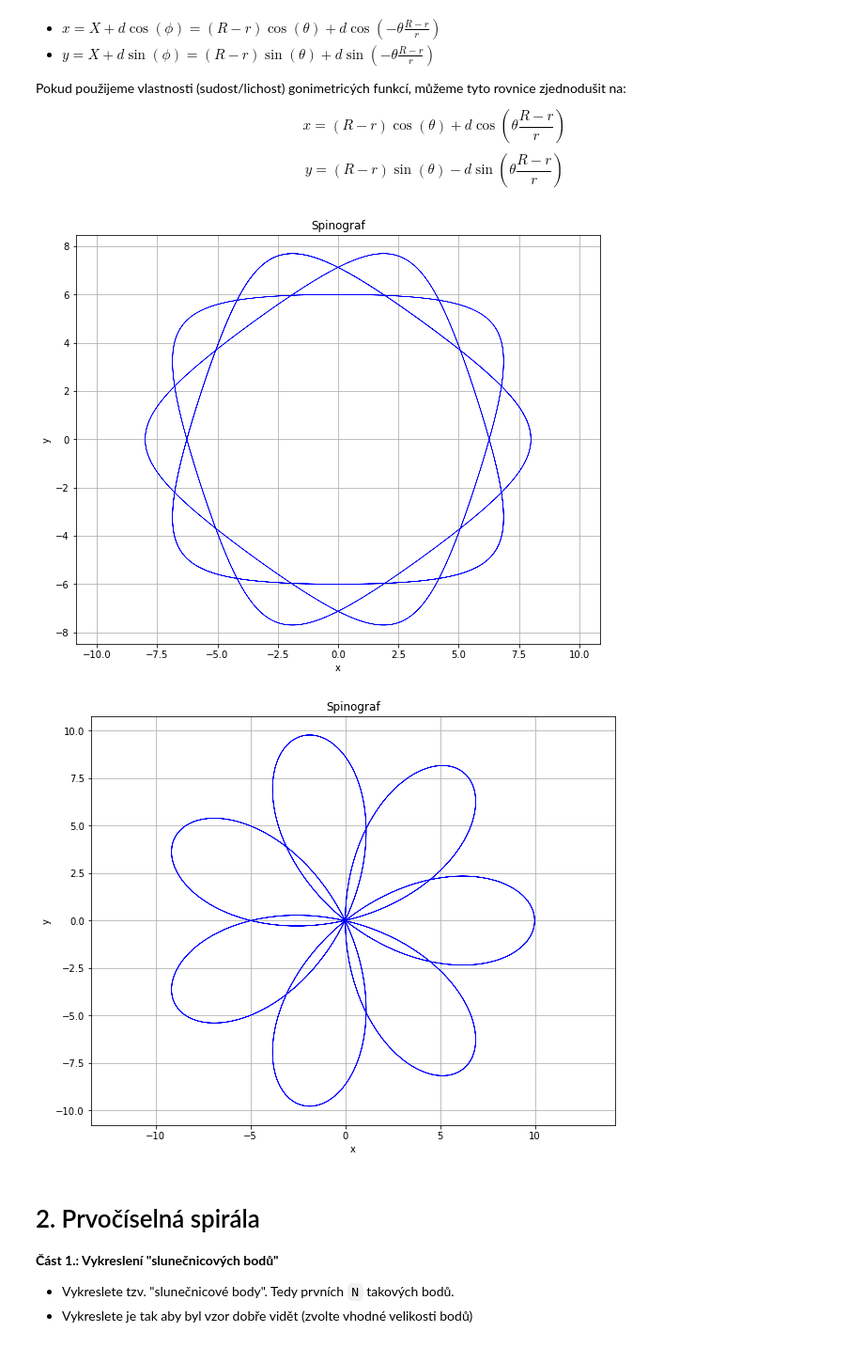
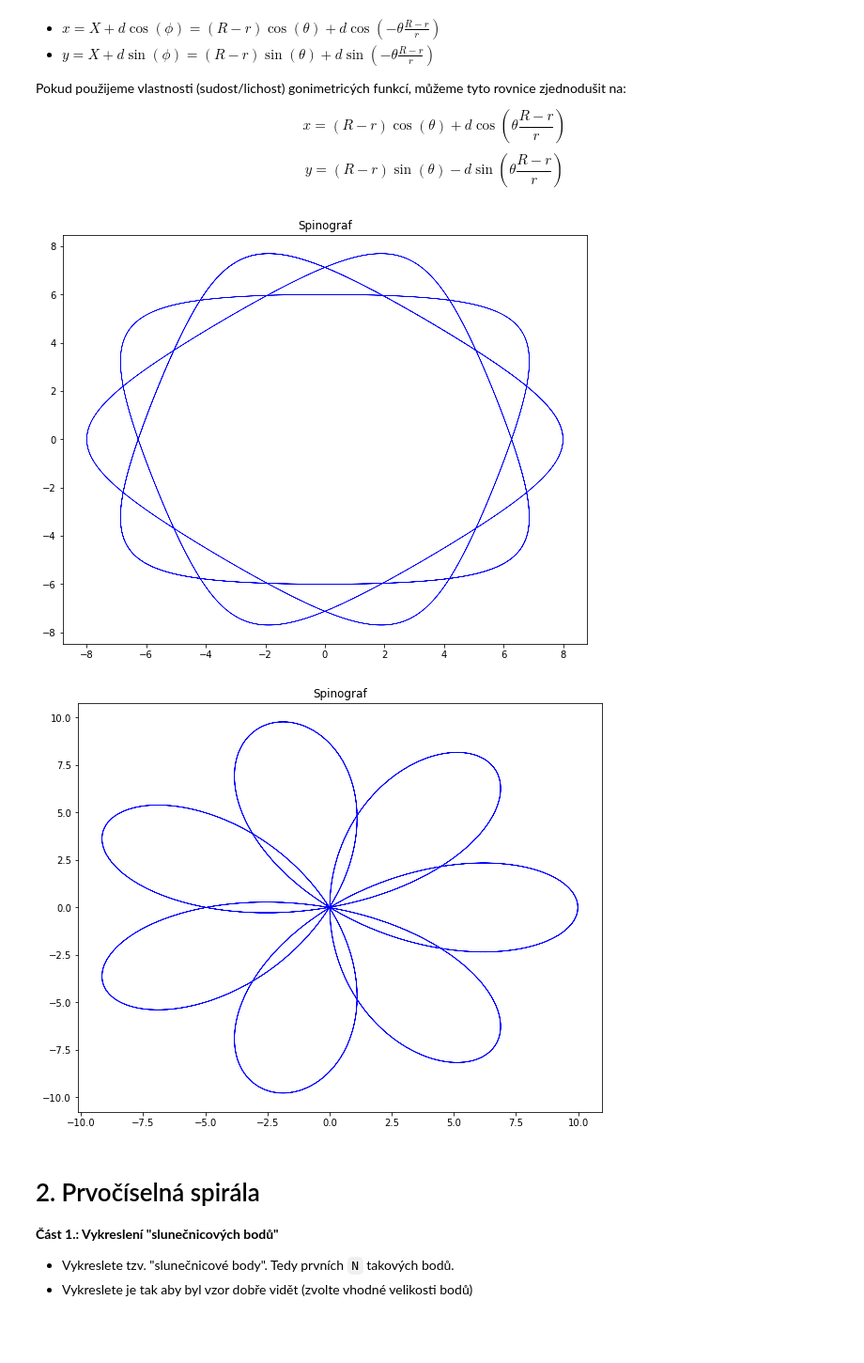
Before and after one commit to NIE0087/vvp-DU, a Jupyter notebook: DU4.ipynb, the cells around one changed output. Shown: that part at 94% size. Saved outputs shown, nothing was run; the diff lists cells and outputs as text; code cells hidden in the pictures.

```diff
--- a/DU4.ipynb
+++ b/DU4.ipynb
@@ -57,34 +57,30 @@ $$ y = (R - r) \sin(\theta) - d \sin(\theta \frac{R-r}{r})$$
 # %%
 #TODO
 import matplotlib.pyplot as plt
 import numpy as np
 import math
 
 def DrawSpinograph(R,r,d):
 
     theta = np.linspace(0, 20*np.pi, 1000)
 
     X = (R - r) * np.cos(theta)
     Y = (R - r) * np.sin(theta)
 
     phi = -theta * (R - r) / r
 
     y = (R - r)*np.sin(theta) - d*np.sin(theta*(R - r)/r)
     x = (R - r)*np.cos(theta) + d*np.cos(theta*(R - r)/r)
 
     plt.figure(figsize=(10, 8))
     plt.plot(x, y, color='blue', linewidth=0.5)
     plt.title('Spinograf')
-    plt.xlabel('x')
-    plt.ylabel('y')
-    plt.axis('equal')
-    plt.grid(True)
     plt.show()
 DrawSpinograph(10,3,1)
 DrawSpinograph(7,2,5)
 # %% [output]
-[figure, old version]
+[figure, new version]
-[figure, old version]
+[figure, new version]
 # %% [markdown]
 # 2. Prvočíselná spirála
 
```
Also changed, not shown: parts of 2 cells of this notebook.
